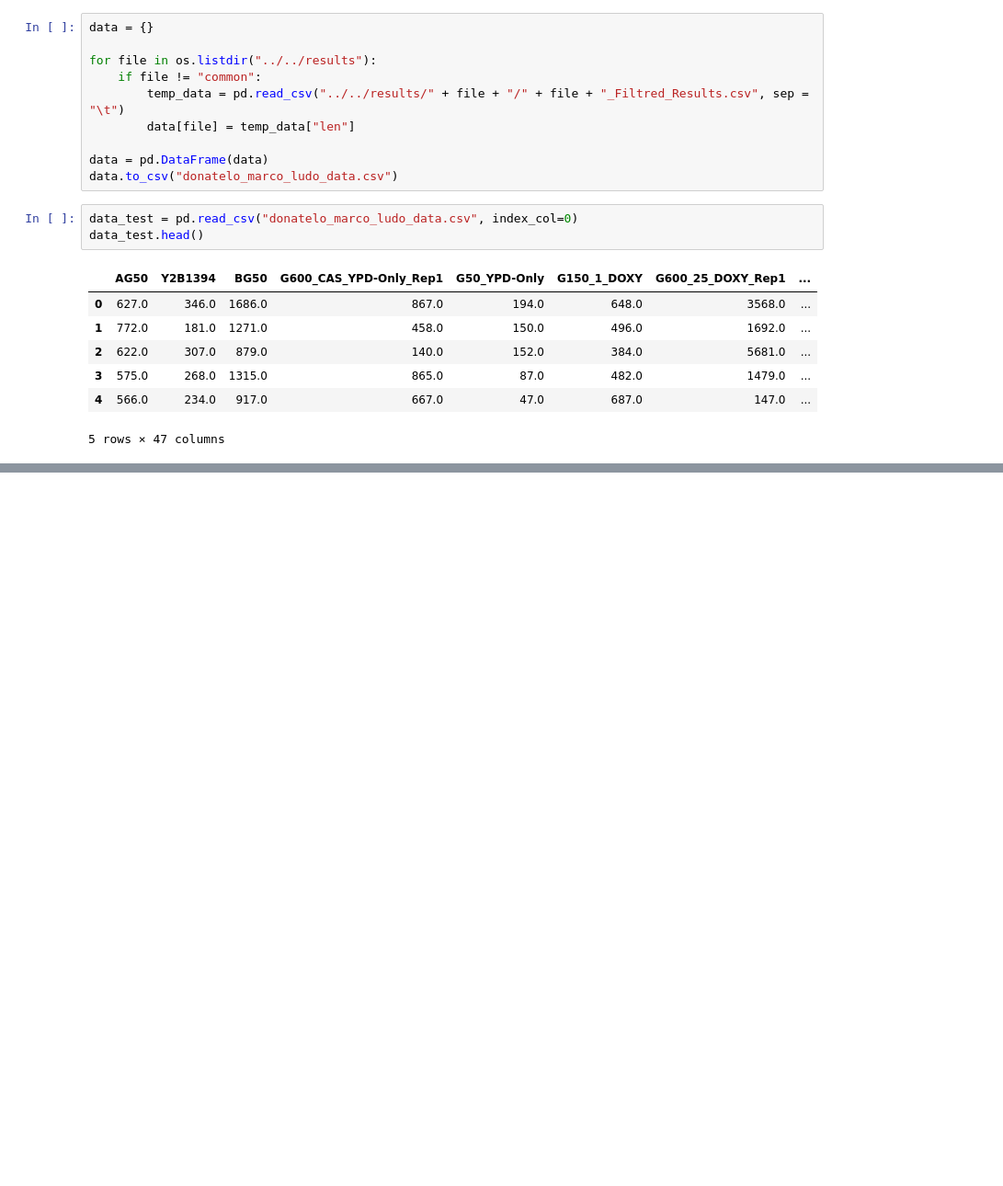
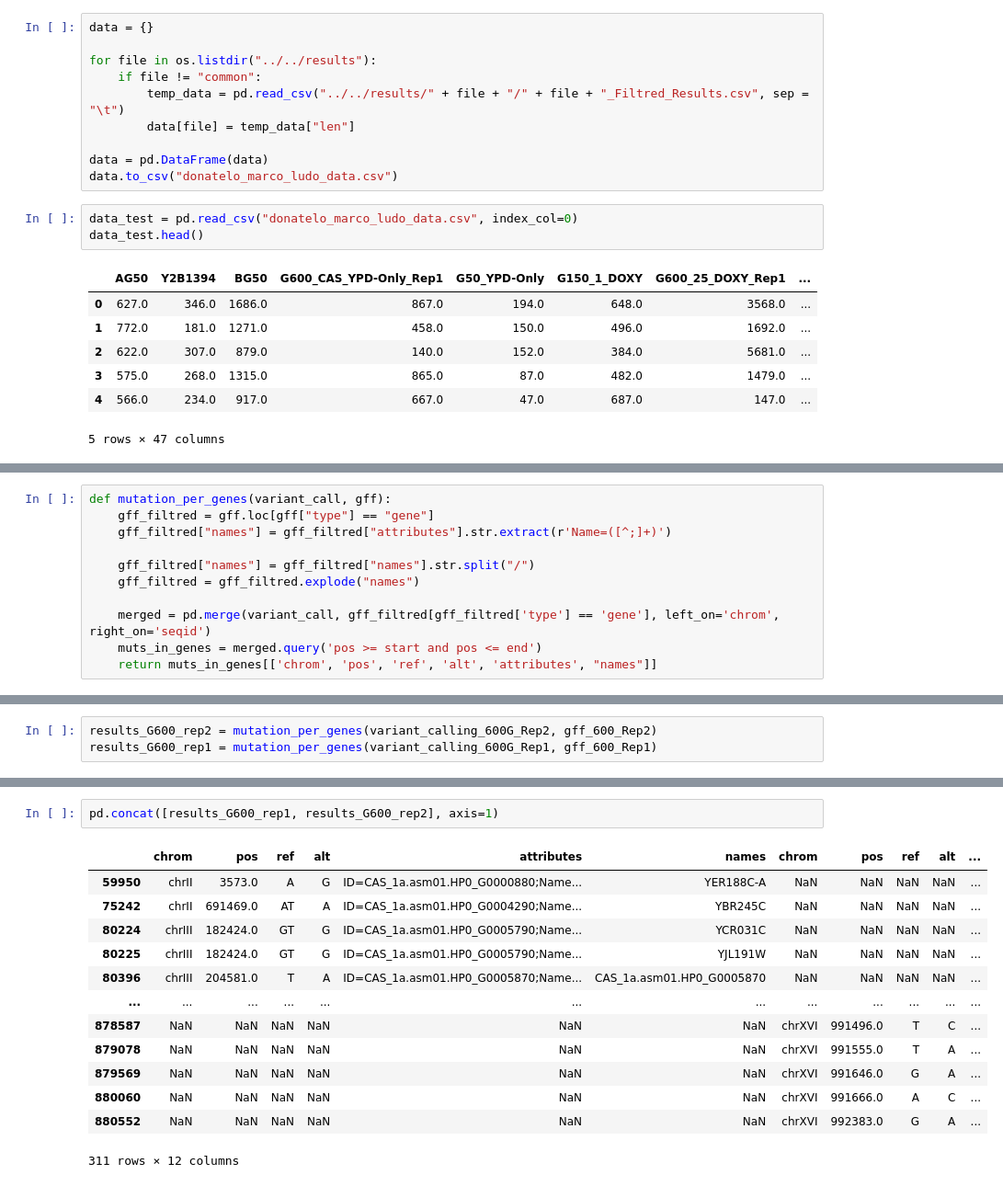
Before and after one commit to Chrom125/T2TyDNA, a Jupyter notebook: workflow/scr/telomere_pictures.ipynb, the cells around one changed output, grey strips where cells are left out. Shown at 92% size. Saved outputs shown, nothing was run; the diff lists cells and outputs as text; blank space fills up the shorter version.

```diff
--- a/workflow/scr/telomere_pictures.ipynb
+++ b/workflow/scr/telomere_pictures.ipynb
@@ -1086,0 +1299,11 @@ data_test.head()
+# %%
+def mutation_per_genes(variant_call, gff):
+    gff_filtred = gff.loc[gff["type"] == "gene"]
+    gff_filtred["names"] = gff_filtred["attributes"].str.extract(r'Name=([^;]+)')
+
+    gff_filtred["names"] = gff_filtred["names"].str.split("/")
+    gff_filtred = gff_filtred.explode("names")
+
+    merged = pd.merge(variant_call, gff_filtred[gff_filtred['type'] == 'gene'], left_on='chrom', right_on='seqid')
+    muts_in_genes = merged.query('pos >= start and pos <= end')
+    return muts_in_genes[['chrom', 'pos', 'ref', 'alt', 'attributes', "names"]]
@@ -1086,0 +1359,3 @@ data_test.head()
+# %%
+results_G600_rep2 = mutation_per_genes(variant_calling_600G_Rep2, gff_600_Rep2)
+results_G600_rep1 = mutation_per_genes(variant_calling_600G_Rep1, gff_600_Rep1)
@@ -1086,0 +1423,16 @@ data_test.head()
+# %%
+pd.concat([results_G600_rep1, results_G600_rep2], axis=1)
+# %% [output]
+|  | chrom | pos | ref | alt | attributes | names | chrom | pos | ref | alt | ... |
+| 59950 | chrII | 3573.0 | A | G | ID=CAS_1a.asm01.HP0_G0000880;Name... | YER188C-A | NaN | NaN | NaN | NaN | ... |
+| 75242 | chrII | 691469.0 | AT | A | ID=CAS_1a.asm01.HP0_G0004290;Name... | YBR245C | NaN | NaN | NaN | NaN | ... |
+| 80224 | chrIII | 182424.0 | GT | G | ID=CAS_1a.asm01.HP0_G0005790;Name... | YCR031C | NaN | NaN | NaN | NaN | ... |
+| 80225 | chrIII | 182424.0 | GT | G | ID=CAS_1a.asm01.HP0_G0005790;Name... | YJL191W | NaN | NaN | NaN | NaN | ... |
+| 80396 | chrIII | 204581.0 | T | A | ID=CAS_1a.asm01.HP0_G0005870;Name... | CAS_1a.asm01.HP0_G0005870 | NaN | NaN | NaN | NaN | ... |
+| ... | ... | ... | ... | ... | ... | ... | ... | ... | ... | ... | ... |
+| 878587 | NaN | NaN | NaN | NaN | NaN | NaN | chrXVI | 991496.0 | T | C | ... |
+| 879078 | NaN | NaN | NaN | NaN | NaN | NaN | chrXVI | 991555.0 | T | A | ... |
+| 879569 | NaN | NaN | NaN | NaN | NaN | NaN | chrXVI | 991646.0 | G | A | ... |
+| 880060 | NaN | NaN | NaN | NaN | NaN | NaN | chrXVI | 991666.0 | A | C | ... |
+| 880552 | NaN | NaN | NaN | NaN | NaN | NaN | chrXVI | 992383.0 | G | A | ... |
+311 rows × 12 columns
```
Also changed, not shown: parts of 40 cells of this notebook, 6 other files.
